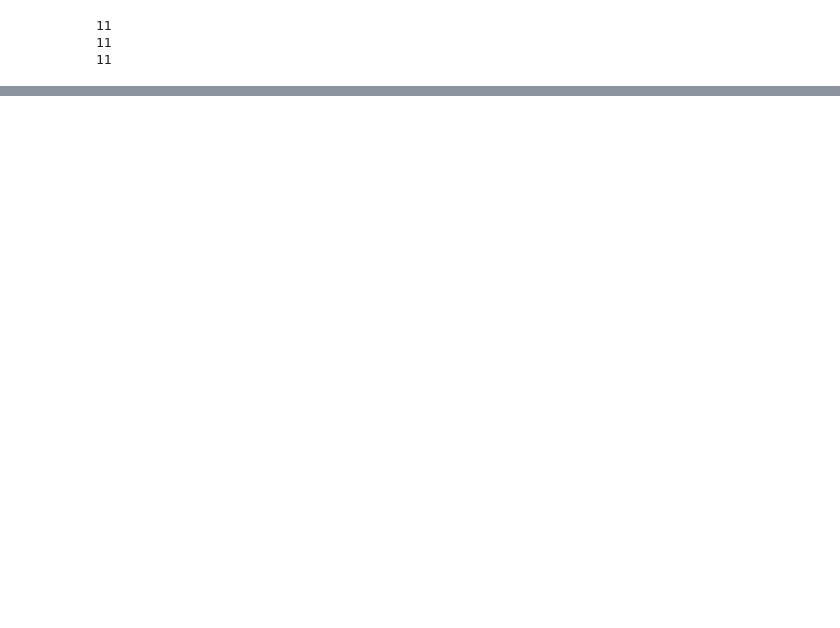
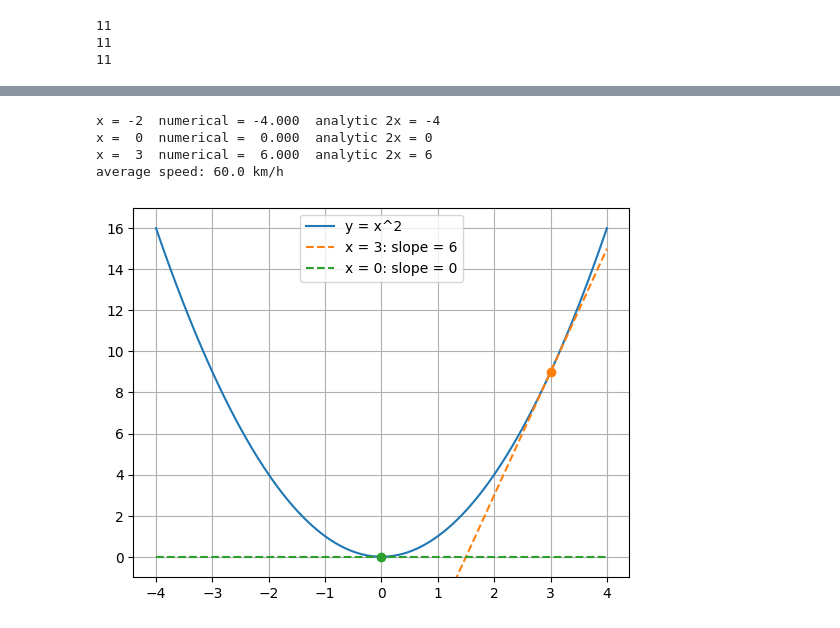
Before and after one commit to AdhiDevX369/ml-begginer, a Jupyter notebook: week2/Week_02_Maths_Behind_ML_Support.ipynb, the cells around one changed output, grey strips where cells are left out. Drawn from its saved outputs; the diff is of its cells as text; code cells hidden in the pictures; blank space fills up the shorter version.

```diff
--- a/week2/Week_02_Maths_Behind_ML_Support.ipynb
+++ b/week2/Week_02_Maths_Behind_ML_Support.ipynb
@@ -295,0 +237,7 @@ print("all houses:", y_hat)
+# %%
+x = np.array([1000, 3])
+w = np.array([20000, 500000])
+b = 1000000
+
+y_hat = w @ x + b
+print(f"LKR {y_hat:,}")
@@ -328,11 +284,0 @@ print("analytic  f'(3):", 2 * 3)
-# %%
-xs = np.linspace(-4, 4, 200)
-x0 = 3
-slope = 2 * x0
-tangent = f(x0) + slope * (xs - x0)
-
-plt.plot(xs, f(xs), label="f(x) = x^2")
-plt.plot(xs, tangent, "--", label=f"tangent at x={x0}, slope={slope}")
-plt.scatter([x0], [f(x0)], color="red", zorder=3)
-plt.ylim(-2, 17); plt.grid(True); plt.legend()
-plt.show()
@@ -517,0 +360,27 @@ print("std (samp):     ", round(np.sqrt(var_sample), 3))
+# %%
+def f(x):
+    return x ** 2
+
+def numerical_derivative(f, x, h=1e-5):
+    return (f(x + h) - f(x - h)) / (2 * h)
+
+for x0 in [-2, 0, 3]:
+    print(f"x = {x0:2d}  numerical = {numerical_derivative(f, x0):6.3f}  analytic 2x = {2 * x0}")
+
+print("average speed:", 120 / 2, "km/h")
+# %% [output]
+x = -2  numerical = -4.000  analytic 2x = -4
+x =  0  numerical =  0.000  analytic 2x = 0
+x =  3  numerical =  6.000  analytic 2x = 6
+average speed: 60.0 km/h
+# %%
+xs = np.linspace(-4, 4, 200)
+plt.plot(xs, f(xs), label="y = x^2")
+for x0, colour in [(3, "tab:orange"), (0, "tab:green")]:
+    slope = 2 * x0
+    plt.plot(xs, f(x0) + slope * (xs - x0), "--", color=colour, label=f"x = {x0}: slope = {slope}")
+    plt.scatter([x0], [f(x0)], color=colour, zorder=3)
+plt.ylim(-1, 17); plt.grid(True); plt.legend()
+plt.show()
+# %% [output]
+[figure, added]
```
Also changed, not shown: parts of 104 cells of this notebook, 2 other files.
